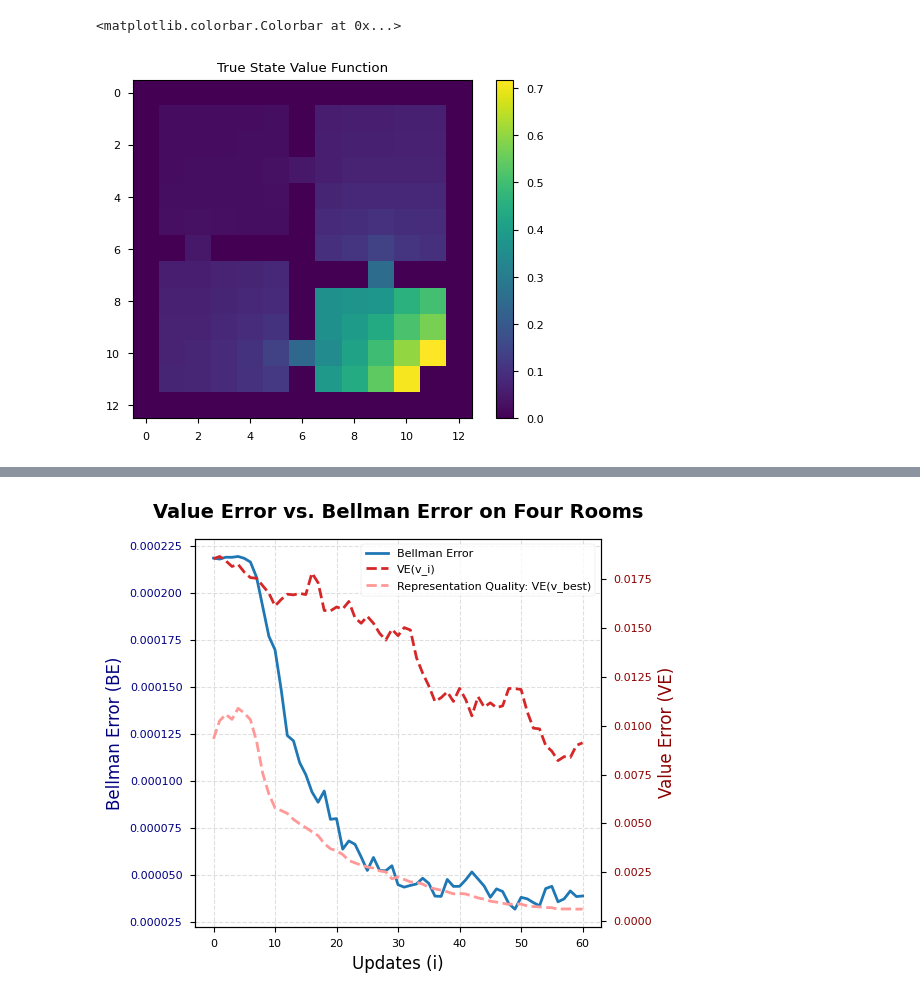
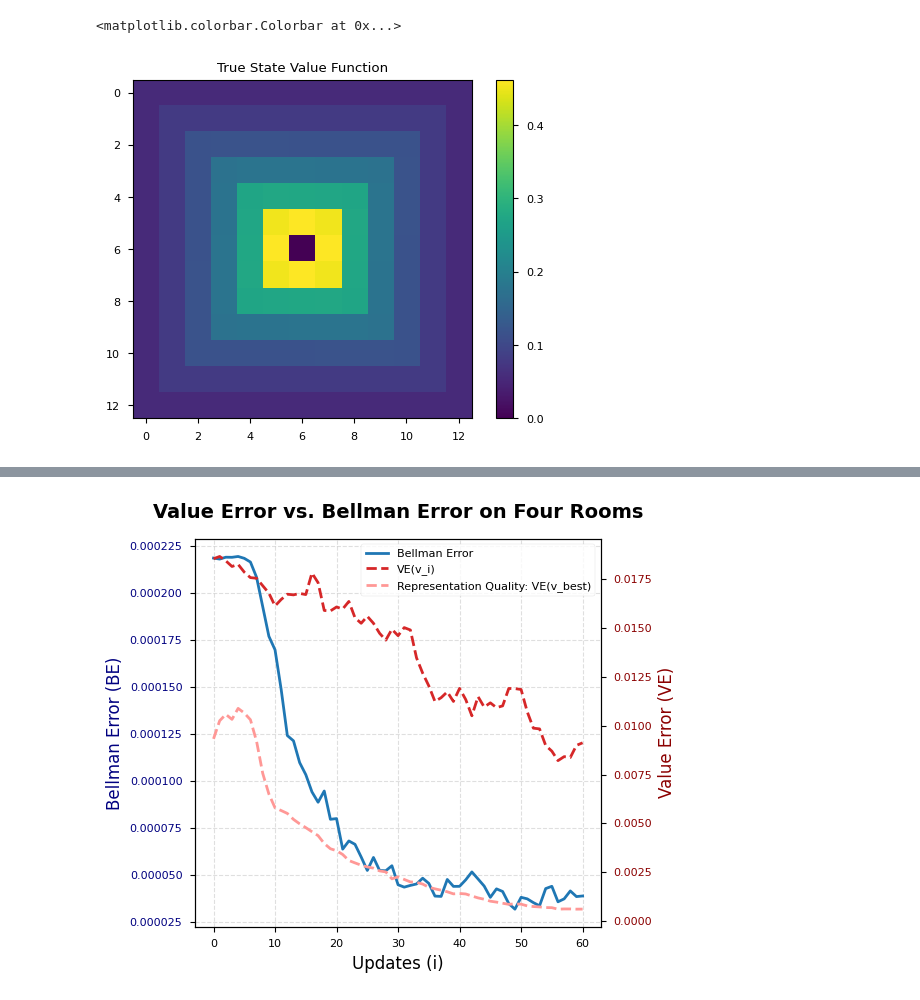
Before and after one commit to dillonmsandhu/bellman_error, a Jupyter notebook: notebooks/blog_post_3.ipynb, the cells around one changed output, grey strips where cells are left out. Saved outputs shown, nothing was run; the diff lists cells and outputs as text; code cells hidden in the pictures.

```diff
--- a/blog_post.ipynb
+++ b/notebooks/blog_post_3.ipynb
@@ -1,32 +1,45 @@
 # %%
+import sys
+if '..' not in sys.path:
+    sys.path.insert(0, '..')
+
 import matplotlib.pyplot as plt
 from core.utils import load_run_data
-td_config, td_metrics = load_run_data("random_td/layer_norm", 'FourRooms-misc', 'results')
-
-plt.figure(figsize=(5, 5))
+import jax.numpy as jnp
 
 # Use a clean style
 plt.style.use('seaborn-v0_8-paper')
 
-def plot_experiment(metrics, title, metric_keys, metric_labels=None):
-    if metric_labels is None:
-        metric_labels = metric_keys
+def smooth(data, window_size=20):
+    """Computes a simple moving average for smoothing."""
+    if window_size <= 1:
+        return data
+    kernel = jnp.ones(window_size) / window_size
+    return jnp.convolve(data, kernel, mode='valid')
 
-    for item, label in zip(metric_keys, metric_labels):
+def plot_experiment(metrics, metric_keys, label, log=False):
+    # We use the 'label' argument for the line legend
+    for item in metric_keys:
         values = metrics[item]
         y = values.mean(0) if values.ndim > 1 else values
-        plt.plot(y, label=label, linewidth=2)
+        y_smooth = smooth(y, window_size=10)
+        plt.plot(y_smooth, label=label, linewidth=1.85, alpha = 0.9)
+        if log:
+            plt.yscale('log')
 
+def plot_experiments(metrics_list, title, metric_keys, run_labels, log=False):
+    plt.figure(figsize=(5, 5))
+    plt.style.use('seaborn-v0_8-paper')
+
+    # Iterate through both metrics and their corresponding labels
+    for metrics, label in zip(metrics_list, run_labels):
+        plot_experiment(metrics, metric_keys, label, log)
 
     plt.title(title, fontsize=14, fontweight='bold')
-    plt.xlabel("Episodes", fontsize=12)
-    plt.legend(frameon=True, loc='lower right')
+    plt.xlabel("Update", fontsize=12)
+    plt.legend(frameon=True, loc='lower left')
     plt.grid(True, linestyle='--', alpha=0.6)
     plt.tight_layout()
     plt.show()
 
-
-plot_experiment(td_metrics,
-                title="Value Error vs. Representation Quality on Four Rooms",
-                metric_keys=['nn_weighted_VE', 'VR_weighted_VE']
-)
+# Execution
@@ -35,8 +118,8 @@ plot_experiment(td_metrics,
 # %%
-true_config, true_value_metrics = load_run_data("random_td/record_true_v", 'FourRooms-misc', 'results')
+true_config, true_value_metrics = load_run_data("random_mc_exact/whirlpool", 'Whirlpool', 'results')
 plt.imshow(true_value_metrics['value_grid'][0,5], label='True V')
 plt.title('True State Value Function')
 plt.colorbar()
 # %% [output]
 <matplotlib.colorbar.Colorbar at 0x...>
-[figure, old version]
+[figure, new version]
```
Also changed, not shown: parts of 6 cells of this notebook, 17 other files.
